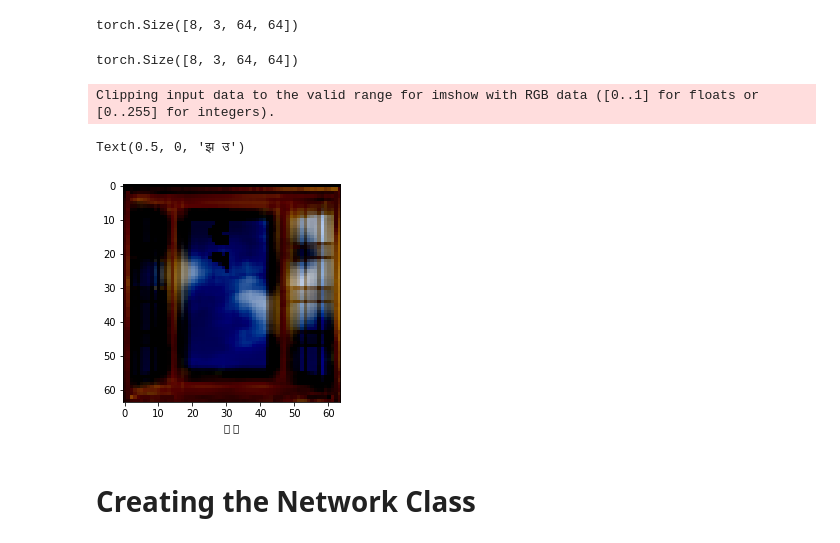
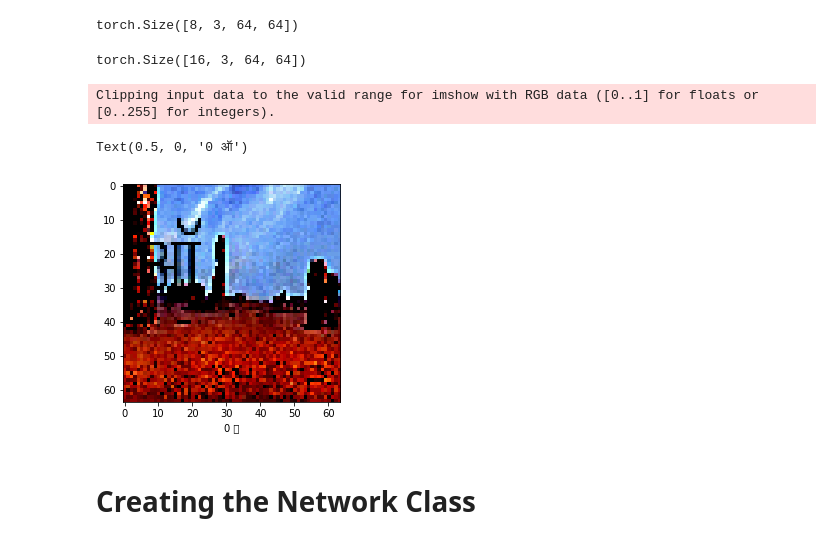
Before and after one commit to NavneetSajwan/Hindi-Vowel-Consonant-Classification, a Jupyter notebook: Hindi_Vowel_Consonant_Classification.ipynb, the cells around one changed output. Drawn from its saved outputs; the diff is of its cells as text; code cells hidden in the pictures.

Commit message:
separated the vowels without consonants. Doesn't seem to work though

```diff
--- a/Hindi_Vowel_Consonant_Classification.ipynb
+++ b/Hindi_Vowel_Consonant_Classification.ipynb
@@ -130,8 +112,11 @@ def label_creator(files):
   y_vowel=[]
   y_consonant=[]
   for file in files:
-    vowel_idx=int(file[1])
     cons_idx=int(file[4])
+    if cons_idx==0:
+      vowel_idx=int(file[1]) +10
+    else:
+      vowel_idx=int(file[1])
     y_vowel.append(vowel_idx)
     y_consonant.append(cons_idx)
   return y_vowel, y_consonant
@@ -154,4 +154,5 @@ df= pd.read_csv("/content/drive/My Drive/vowel-consonant-mapping - Hindi.csv")
 # %%
 vowels=list(df.iloc[1,2:12])
 consonants= list(df.iloc[1:11,1])
+vowels2=vowels+vowels
 # %%
@@ -223,25 +224,25 @@ image.shape
 torch.Size([8, 3, 64, 64])
 # %%
 valset = DatasetHindi('val/', files_val, y_vval, y_cval, transform=transformer)
-batch=8
+batch=16
 valloader=DataLoader(valset, batch_size= batch, shuffle= False)
 image, lab_vowel, lab_cons= iter(valloader).next()
 image.shape
 # %% [output]
-torch.Size([8, 3, 64, 64])
+torch.Size([16, 3, 64, 64])
 # %%
 npimg=np.array(image)
 npimg= np.transpose(npimg, (0,2,3,1))
 sample = np.random.randint(batch)
 # sample=0
 #Transformed Image
 plt.figure()
 plt.imshow(npimg[sample,:,:,:])
-plt.xlabel(str(consonants[lab_cons[sample]])+" "+str(vowels[lab_vowel[sample]]))
+plt.xlabel(str(consonants[lab_cons[sample]])+" "+str(vowels2[lab_vowel[sample]]))
 # %% [output]
 Clipping input data to the valid range for imshow with RGB data ([0..1] for floats or [0..255] for integers).
-Text(0.5, 0, 'झ उ')
+Text(0.5, 0, '0 ऑ')
-[figure, old version]
+[figure, new version]
 # %% [markdown]
 # Creating the Network Class
 # %%
```
Also changed, not shown: parts of 16 cells of this notebook.
